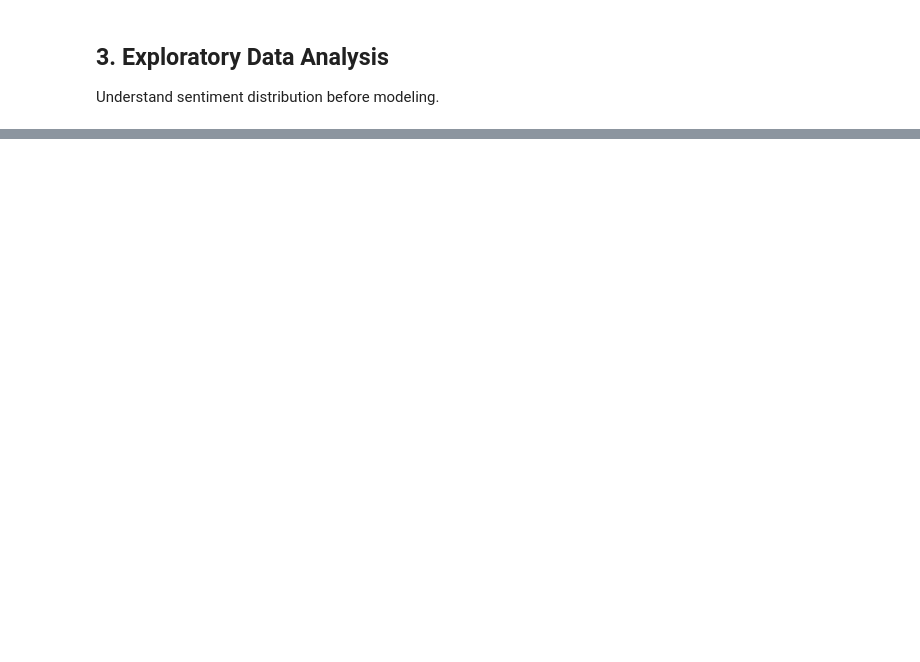
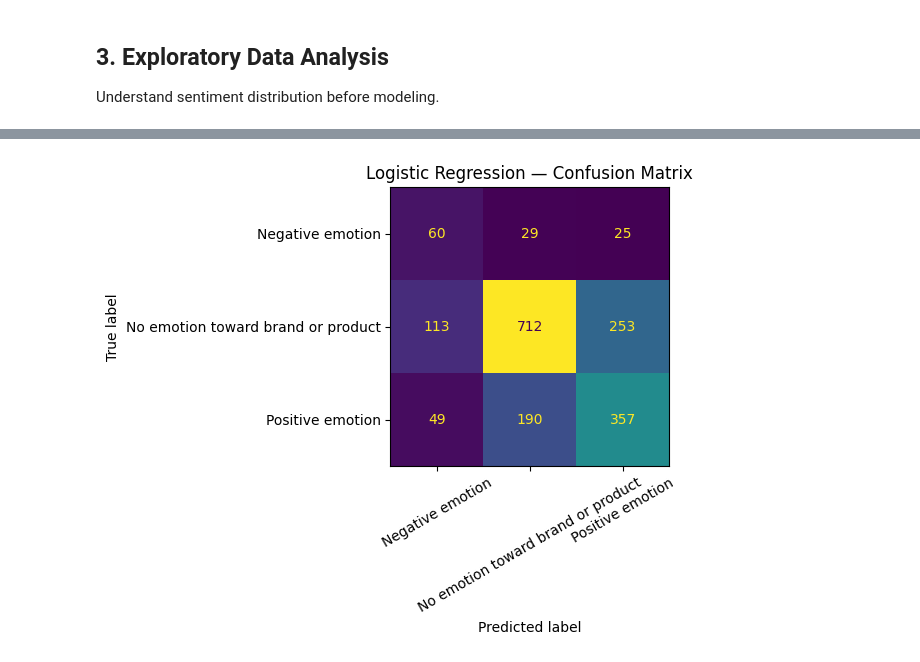
Before and after one commit to Chirry254/phase4-nlp-twitter-sentiment-analysis, a Jupyter notebook: notebooks/phase4_project.ipynb, the cells around one changed output, grey strips where cells are left out. Cells and saved outputs as stored; diff of their text form; code cells hidden in the pictures; blank space fills up the shorter version.

```diff
--- a/notebooks/phase4_project.ipynb
+++ b/notebooks/phase4_project.ipynb
@@ -161,0 +186,17 @@ Create slides covering:
+# %%
+from sklearn.pipeline import Pipeline
+from sklearn.feature_extraction.text import TfidfVectorizer
+from sklearn.naive_bayes import MultinomialNB
+from sklearn.metrics import classification_report, f1_score
+
+nb = Pipeline([
+    ('tfidf', TfidfVectorizer(stop_words='english', max_features=5000, ngram_range=(1,2))),
+    ('model', MultinomialNB())
+])
+
+nb.fit(X_train, y_train)
+nb_pred = nb.predict(X_test)
+
+print(classification_report(y_test, nb_pred))
+nb_f1 = f1_score(y_test, nb_pred, average='weighted')
+print(f"Weighted F1: {nb_f1:.3f}")
@@ -161,0 +313,13 @@ Create slides covering:
+# %%
+from sklearn.metrics import ConfusionMatrixDisplay
+
+fig, ax = plt.subplots(figsize=(6,5))
+ConfusionMatrixDisplay.from_predictions(
+    y_test, lr_pred, ax=ax, xticks_rotation=30, colorbar=False
+)
+plt.title('Logistic Regression — Confusion Matrix')
+plt.tight_layout()
+plt.savefig('../images/confusion_matrix_lr.png', dpi=120)
+plt.show()
+# %% [output]
+[figure, added]
```
Also changed, not shown: parts of 62 cells of this notebook, 10 other files.
